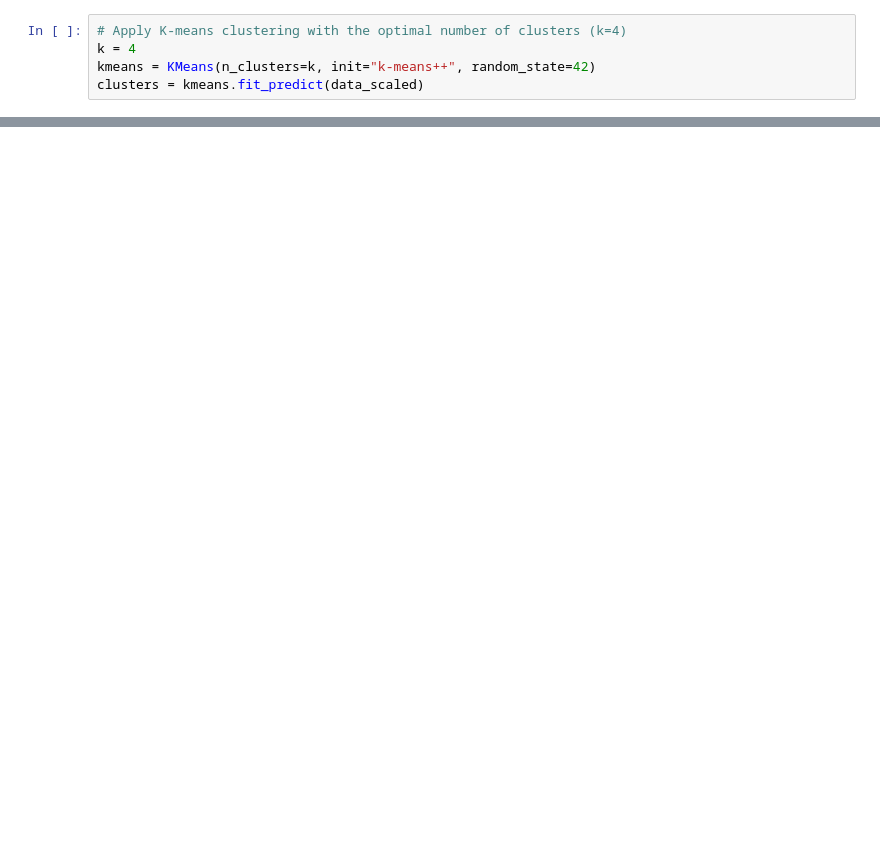
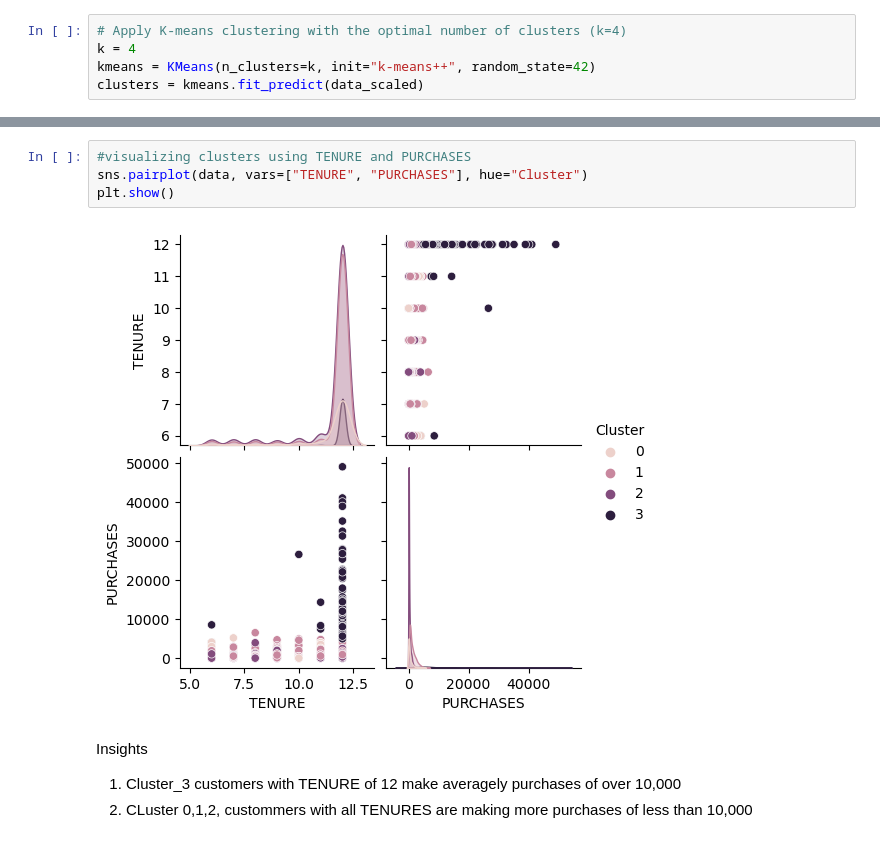
Before and after one commit to LilianNekesa/DataScience, a Jupyter notebook: Credit Card Dataset Clustering.ipynb, the cells around one changed output, grey strips where cells are left out. Drawn from its saved outputs; the diff is of its cells as text; blank space fills up the shorter version.

```diff
--- a/Credit Card Dataset Clustering.ipynb
+++ b/Credit Card Dataset Clustering.ipynb
@@ -318,0 +343,10 @@ plt.show()
+# %%
+#visualizing clusters using TENURE and PURCHASES
+sns.pairplot(data, vars=["TENURE", "PURCHASES"], hue="Cluster")
+plt.show()
+# %% [output]
+[figure, added]
+# %% [markdown]
+Insights
+1. Cluster_3 customers with TENURE of 12 make averagely purchases of over 10,000
+2. CLuster 0,1,2, custommers with all TENURES are making more purchases of less than 10,000
```
Also changed, not shown: parts of 31 cells of this notebook, 2 other files.
